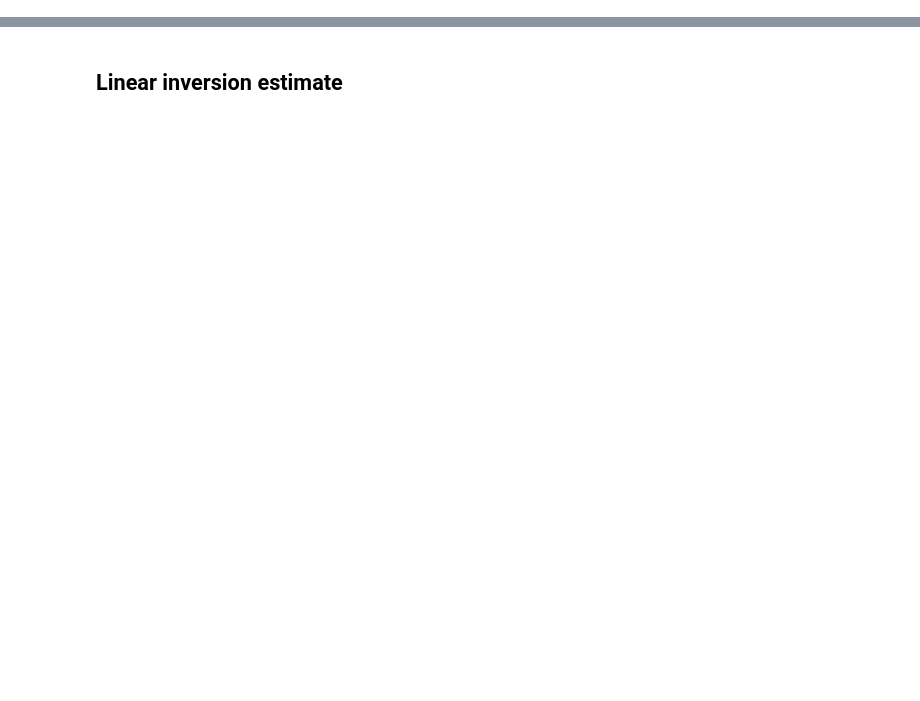
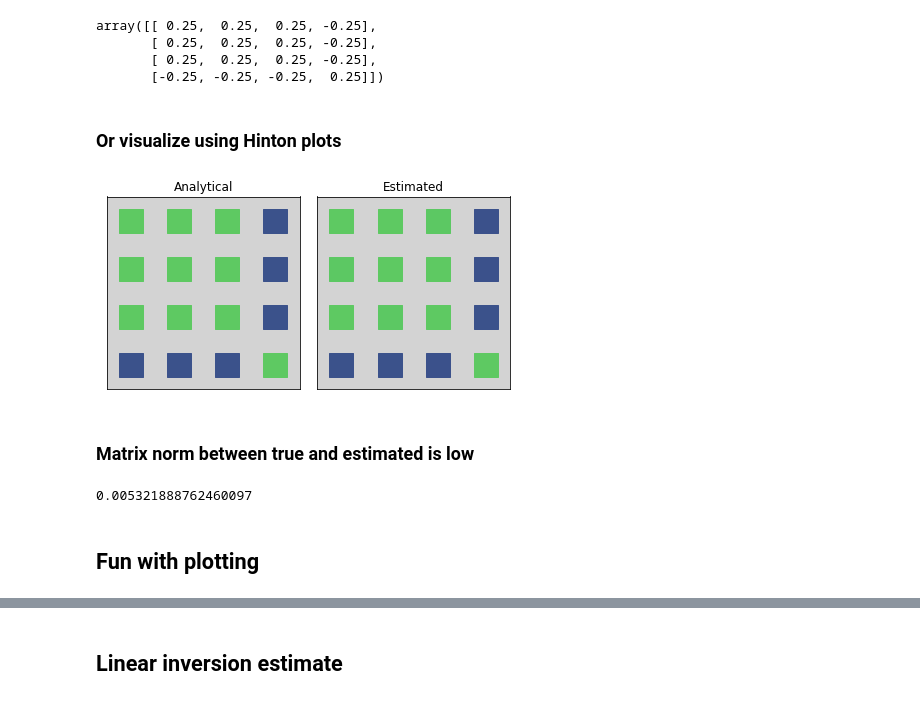
Before and after one commit to rigetti/forest-benchmarking, a Jupyter notebook: examples/state_tomography.ipynb, the cells around one changed output, grey strips where cells are left out. Saved outputs shown, nothing was run; the diff lists cells and outputs as text; code cells hidden in the pictures; blank space fills up the shorter version.

Commit message:
Refactor state tomography

```diff
--- a/examples/state_tomography.ipynb
+++ b/examples/state_tomography.ipynb
@@ -50,0 +66,9 @@ print(target)
+# %%
+from pyquil.operator_estimation import measure_observables
+
+qc = get_qc('2q-pyqvm')
+from forest_qcvv.compilation import basic_compile
+qc.compiler.quil_to_native_quil = basic_compile
+
+results = list(measure_observables(qc=qc, tomo_experiment=experiment, n_shots=100_000))
+results
@@ -50,0 +92,4 @@ print(target)
+# %%
+# Half-way between conversion
+from forest_qcvv.tomography import shim_pyquil_results_to_TomographyData
+data = shim_pyquil_results_to_TomographyData(program=program, qubits=qubits, counts=100_000, results=results)
@@ -50,0 +98,4 @@ print(target)
+# %%
+from forest_qcvv.tomography import linear_inv_state_estimate
+rho = linear_inv_state_estimate(data).estimate.state_point_est
+rho
@@ -50,0 +111,30 @@ print(target)
+# %%
+psi = (1/2) * np.array([1, 1, 1, -1])
+rho_true = np.outer(psi, psi.T.conj())
+rho_true
+# %% [output]
+array([[ 0.25,  0.25,  0.25, -0.25],
+       [ 0.25,  0.25,  0.25, -0.25],
+       [ 0.25,  0.25,  0.25, -0.25],
+       [-0.25, -0.25, -0.25,  0.25]])
+# %% [markdown]
+### Or visualize using Hinton plots
+# %%
+from matplotlib import pyplot as plt
+from forest_qcvv.plotting import hinton
+fig, (ax1, ax2) = plt.subplots(1, 2)
+hinton(rho_true, ax=ax1)
+hinton(rho, ax=ax2)
+ax1.set_title('Analytical')
+ax2.set_title('Estimated')
+fig.tight_layout()
+# %% [output]
+[figure, added]
+# %% [markdown]
+### Matrix norm between true and estimated is low
+# %%
+np.linalg.norm(rho - rho_true)
+# %% [output]
+0.005321888762460097
+# %% [markdown]
+## Fun with plotting
```
Also changed, not shown: parts of 52 cells of this notebook, 5 other files.
